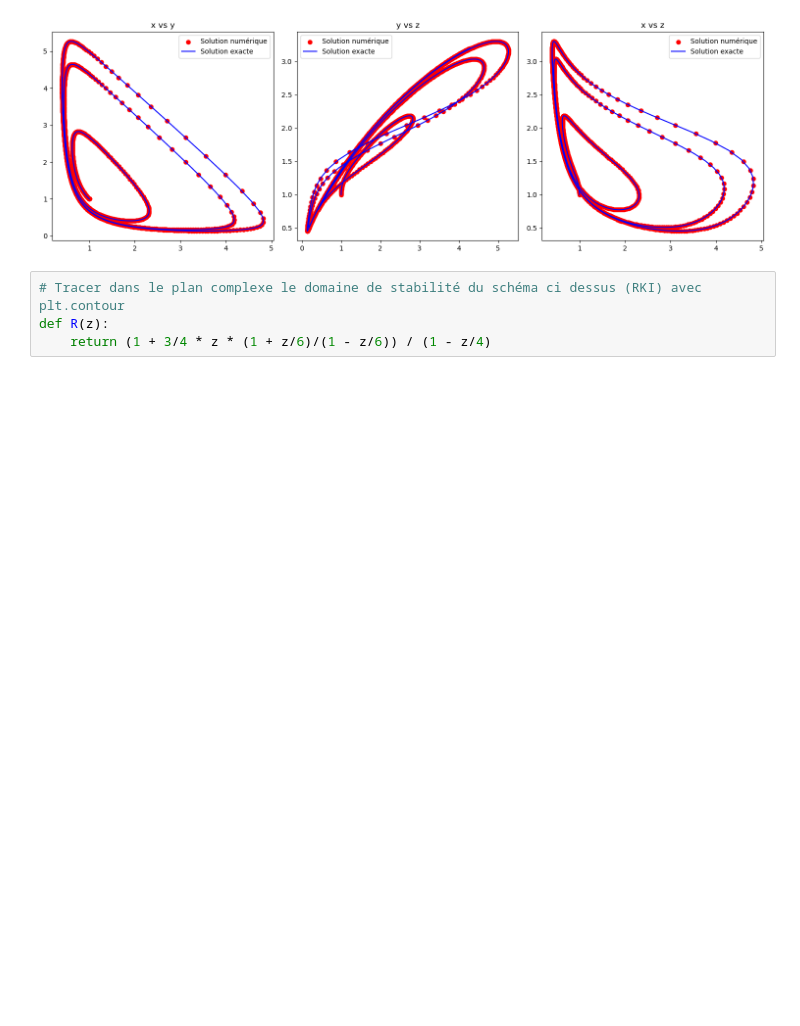
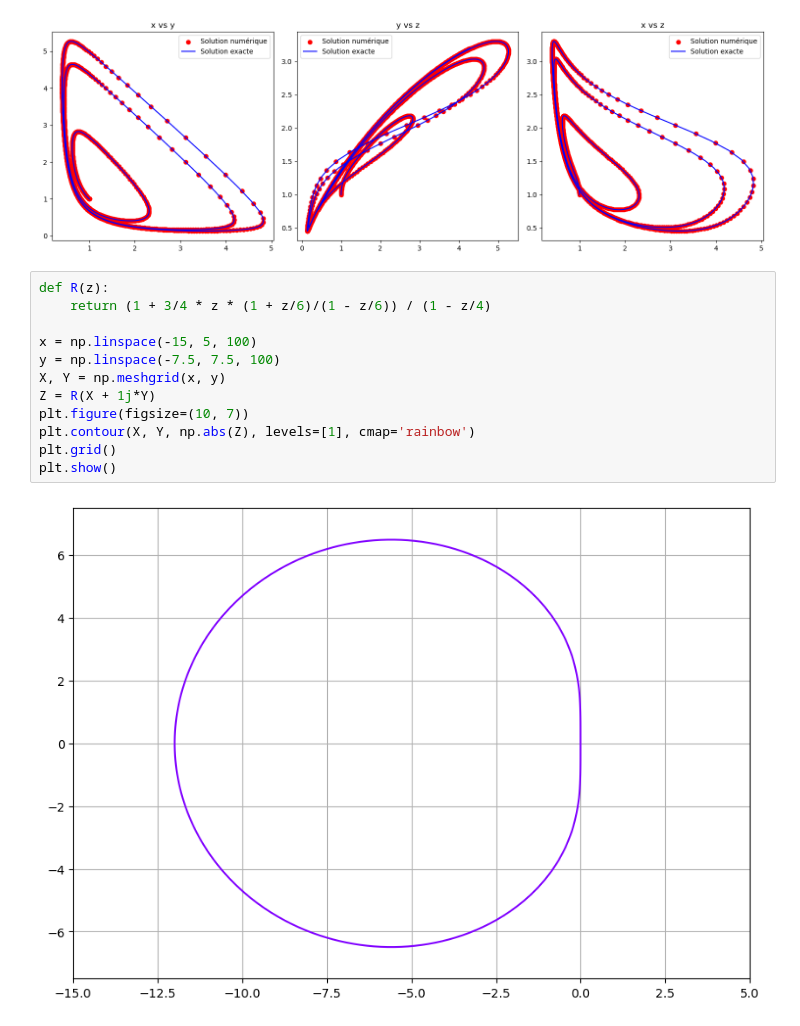
Before and after one commit to ArthurDanjou/ArtStudies, a Jupyter notebook: M1/Numerical Methods/TP_DANJOU_Arthur.ipynb, the cells around one changed output. Saved outputs shown, nothing was run; the diff lists cells and outputs as text; blank space fills up the shorter version.

```diff
--- a/M1/Numerical Methods/TP_DANJOU_Arthur.ipynb
+++ b/M1/Numerical Methods/TP_DANJOU_Arthur.ipynb
@@ -188,7 +181,17 @@ plt.tight_layout()
 plt.show()
 # %% [output]
 [figure]
-# %%
-# Tracer dans le plan complexe le domaine de stabilité du schéma ci dessus (RKI) avec plt.contour
-def R(z):
-    return (1 + 3/4 * z * (1 + z/6)/(1 - z/6)) / (1 - z/4)
+# %%
+def R(z):
+    return (1 + 3/4 * z * (1 + z/6)/(1 - z/6)) / (1 - z/4)
+
+x = np.linspace(-15, 5, 100)
+y = np.linspace(-7.5, 7.5, 100)
+X, Y = np.meshgrid(x, y)
+Z = R(X + 1j*Y)
+plt.figure(figsize=(10, 7))
+plt.contour(X, Y, np.abs(Z), levels=[1], cmap='rainbow')
+plt.grid()
+plt.show()
+# %% [output]
+[figure, added]
```
Also changed, not shown: parts of 8 cells of this notebook, 1 other file.
